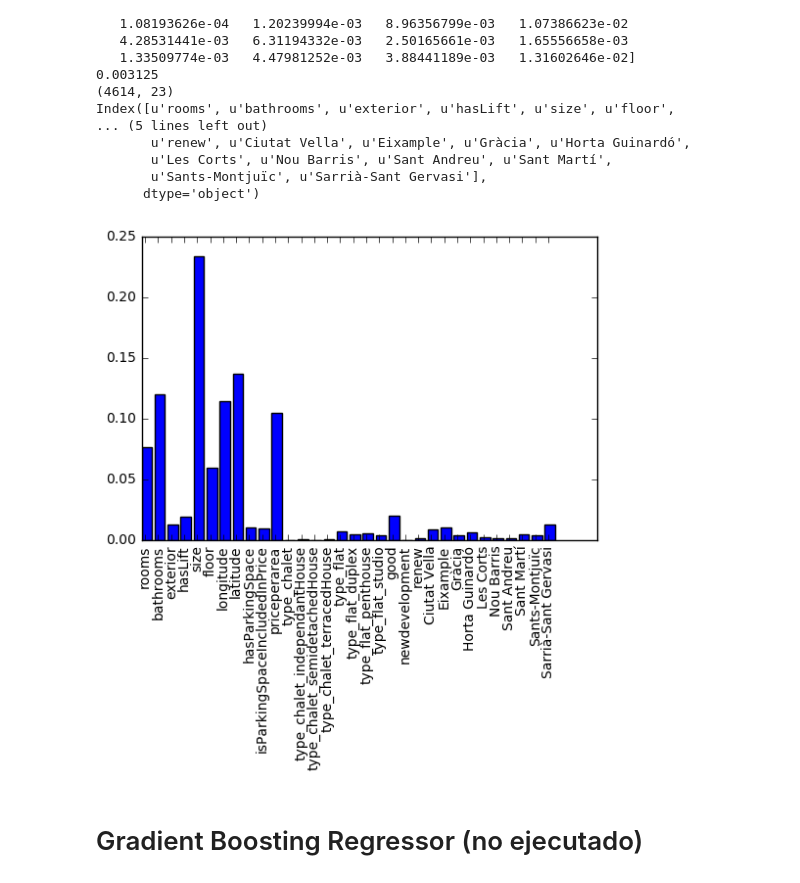
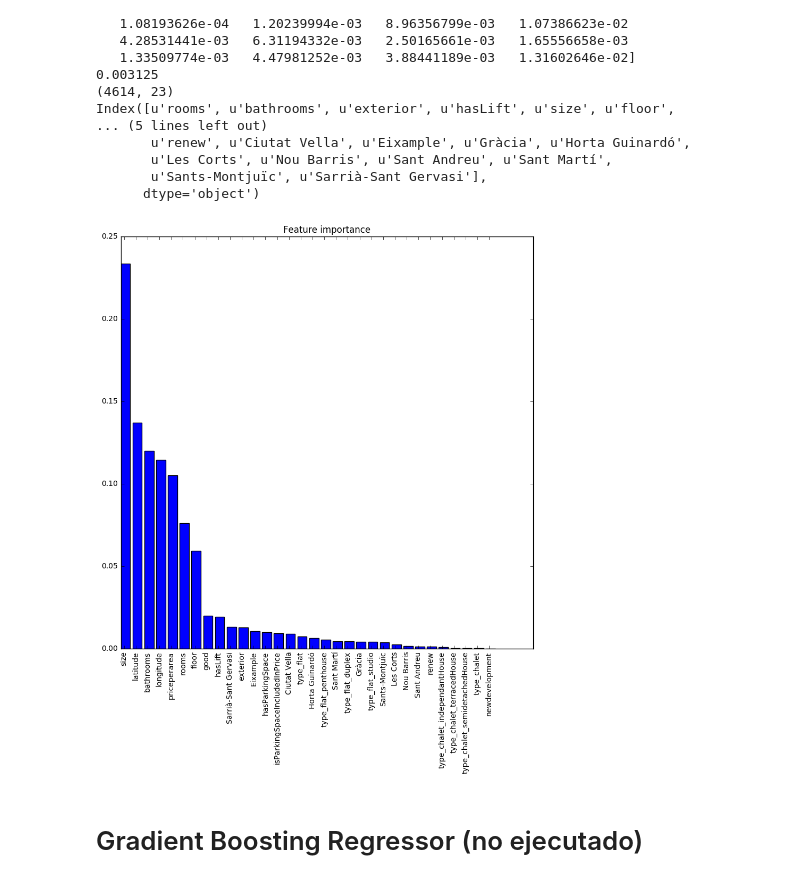
Before and after one commit to ADS-UB/rentCoach, a Jupyter notebook: RandomForestRegressor_v4-district.ipynb, the cells around one changed output. Cells and saved outputs as stored; diff of their text form; code cells hidden in the pictures.

```diff
--- a/RandomForestRegressor_v4-district.ipynb
+++ b/RandomForestRegressor_v4-district.ipynb
@@ -238,21 +255,26 @@ Index([u'rooms', u'bathrooms', u'exterior', u'hasLift', u'size', u'floor',
 # %%
 %matplotlib inline
 import matplotlib.pyplot as plt
-ind = np.arange(X.shape[1])
-plt.bar(ind, clf.feature_importances_)
+plt.figure(figsize=(10, 10))
+ind=np.argsort(clf.feature_importances_)
+x = np.arange(X.shape[1])
+plt.bar(x, clf.feature_importances_[ind[::-1]])
 width = 0.55
-plt.xticks(ind + width/2., (u'rooms', u'bathrooms', u'exterior', u'hasLift', u'size', u'floor',
+names=np.array([u'rooms', u'bathrooms', u'exterior', u'hasLift', u'size', u'floor',
        u'longitude', u'latitude', u'hasParkingSpace',
        u'isParkingSpaceIncludedInPrice', u'priceperarea', u'type_chalet',
        u'type_chalet_independantHouse', u'type_chalet_semidetachedHouse',
        u'type_chalet_terracedHouse', u'type_flat', u'type_flat_duplex',
        u'type_flat_penthouse', u'type_flat_studio', u'good', u'newdevelopment',
        u'renew', u'Ciutat Vella', u'Eixample', u'Gràcia', u'Horta Guinardó',
        u'Les Corts', u'Nou Barris', u'Sant Andreu', u'Sant Martí',
-       u'Sants-Montjuïc', u'Sarrià-Sant Gervasi'), rotation='vertical')
+       u'Sants-Montjuïc', u'Sarrià-Sant Gervasi'])
+plt.xticks(x + width/2., names[ind[::-1]], rotation='vertical')
+plt.title("Feature importance")
+plt.savefig('FeatureImportance.png')
 plt.show()
 # %% [output]
-[figure, old version]
+[figure, new version]
 # %% [markdown]
 # Gradient Boosting Regressor (no ejecutado)
 # %%
```
Also changed, not shown: parts of 4 cells of this notebook, 2 other files.
